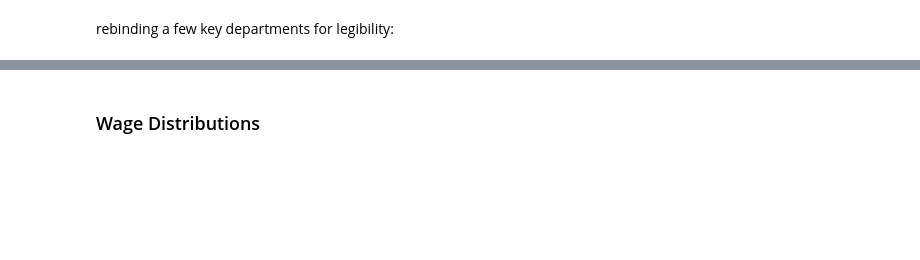
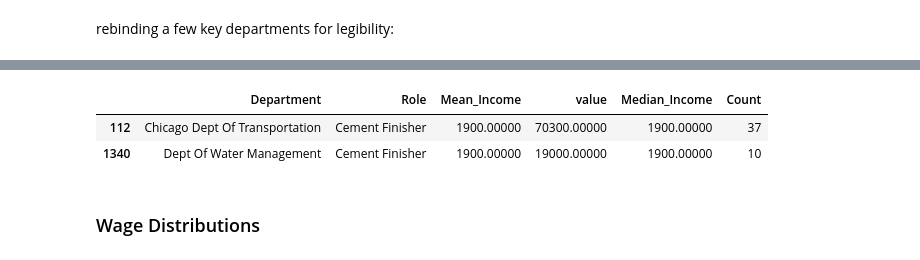
Before and after one commit to RDeconomist/data, a Jupyter notebook: e4e3/Notebooks/Chicago_Employees.ipynb, the cells around one changed output, grey strips where cells are left out. Saved outputs shown, nothing was run; the diff lists cells and outputs as text; code cells hidden in the pictures; blank space fills up the shorter version.

```diff
--- a/e4e3/Notebooks/Chicago_Employees.ipynb
+++ b/e4e3/Notebooks/Chicago_Employees.ipynb
@@ -85,2 +103,8 @@ df
+# %%
+df.query("Role == 'Cement Finisher'")
+# %% [output]
+|  | Department | Role | Mean_Income | value | Median_Income | Count |
+| 112 | Chicago Dept Of Transportation | Cement Finisher | 1900.00000 | 70300.00000 | 1900.00000 | 37 |
+| 1340 | Dept Of Water Management | Cement Finisher | 1900.00000 | 19000.00000 | 1900.00000 | 10 |
 # %% [markdown]
 ### Wage Distributions
```
Also changed, not shown: parts of 25 cells of this notebook, 8 other files.
